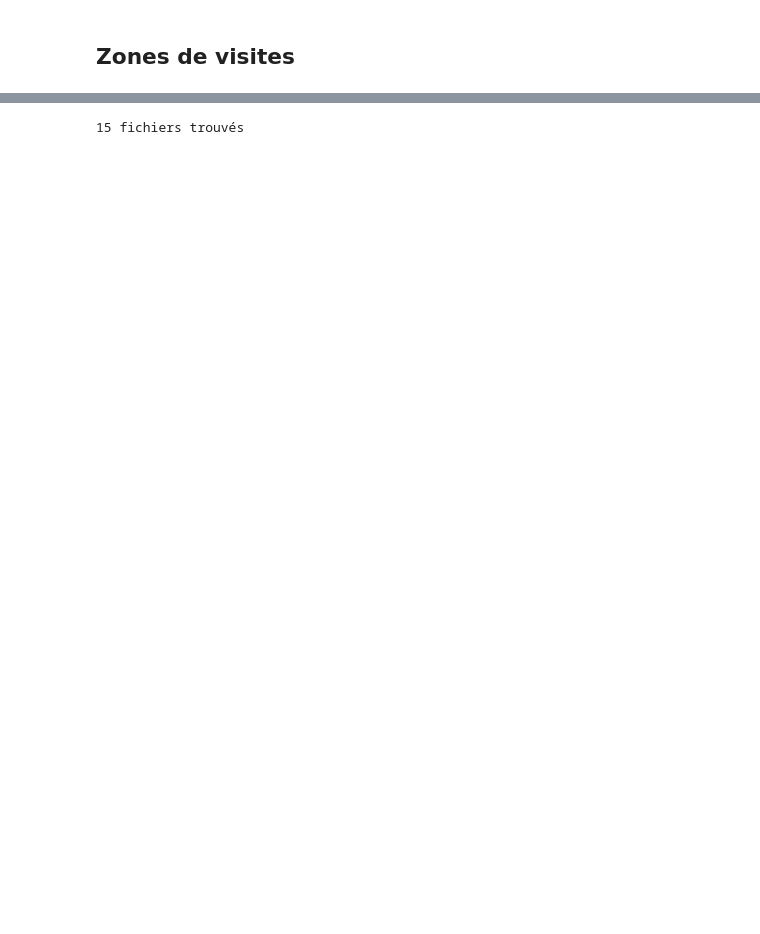
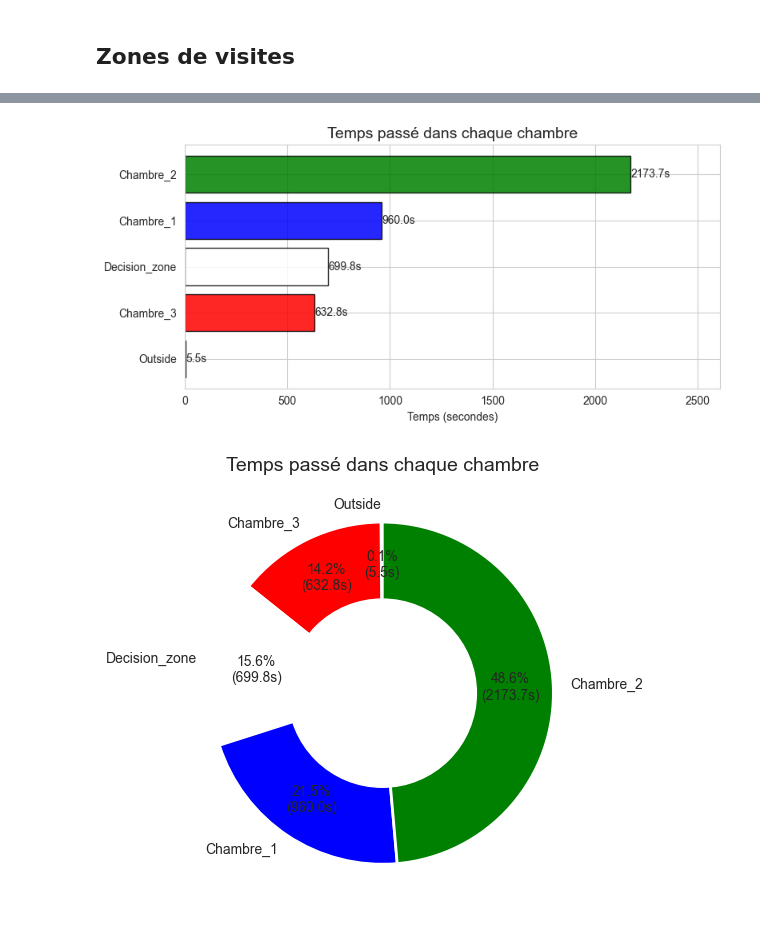
Before and after one commit to JulienGAUTH1ER/Projet-CEA-Tracking-Drosophilia, a Jupyter notebook: Rewrite/Data_analysis/Data_analysis.ipynb, the cells around one changed output, grey strips where cells are left out. Drawn from its saved outputs; the diff is of its cells as text; code cells hidden in the pictures; blank space fills up the shorter version.

```diff
--- a/Rewrite/Data_analysis/Data_analysis.ipynb
+++ b/Rewrite/Data_analysis/Data_analysis.ipynb
@@ -173,8 +337,65 @@ plt.show()
-# %%
-tracking_folder = project_root / "Data"
-
-tracking_files = list(tracking_folder.rglob("*tracking.json"))
-
-print(len(tracking_files), "fichiers trouvés")
-# %% [output]
-15 fichiers trouvés
+# %%
+time_spent_sec = df.groupby("chamber").size() / fps
+
+colors = {
+    0: "lightgray",  # Outside
+    1: "blue",       # Chambre_1
+    2: "green",      # Chambre_2
+    3: "red",        # Chambre_3
+    4: "white"       # Decision_zone
+}
+name_to_key = {
+    "Outside": 0,
+    "Chambre_1": 1,
+    "Chambre_2": 2,
+    "Chambre_3": 3,
+    "Decision_zone": 4
+}
+
+sorted_times = time_spent_sec.sort_values()
+
+bar_colors = [colors[name_to_key[ch]] for ch in sorted_times.index]
+sns.set_style("whitegrid")
+plt.figure(figsize=(8,4))
+bars = plt.barh(sorted_times.index, sorted_times.values, color=bar_colors, edgecolor='black', alpha=0.85)
+
+for bar in bars:
+    width = bar.get_width()
+    plt.text(width + 0.2, bar.get_y() + bar.get_height()/2,
+             f"{width:.1f}s", va='center', fontsize=10)
+
+plt.xlabel("Temps (secondes)")
+plt.title("Temps passé dans chaque chambre", fontsize=14)
+plt.xlim(0, max(sorted_times.values)*1.2)
+plt.tight_layout()
+plt.show()
+
+
+
+# Reprendre le même ordre que le barplot
+pie_labels = sorted_times.index
+pie_values = sorted_times.values
+
+# Couleurs cohérentes
+pie_colors = [colors[name_to_key[ch]] for ch in pie_labels]
+
+wedges, texts, autotexts = plt.pie(
+    pie_values,
+    labels=pie_labels,
+    colors=pie_colors,
+    autopct=lambda p: f'{p:.1f}%\n({p/100*sum(pie_values):.1f}s)',
+    startangle=90,
+    pctdistance=0.75,
+    wedgeprops={'edgecolor': 'white', 'linewidth': 2}
+)
+
+# Effet donut
+centre_circle = plt.Circle((0,0), 0.55, fc='white')
+plt.gca().add_artist(centre_circle)
+
+plt.title("Temps passé dans chaque chambre", fontsize=14)
+plt.tight_layout()
+plt.show()
+# %% [output]
+[figure, added]
+[figure, added]
```
Also changed, not shown: parts of 19 cells of this notebook, 17 other files.
